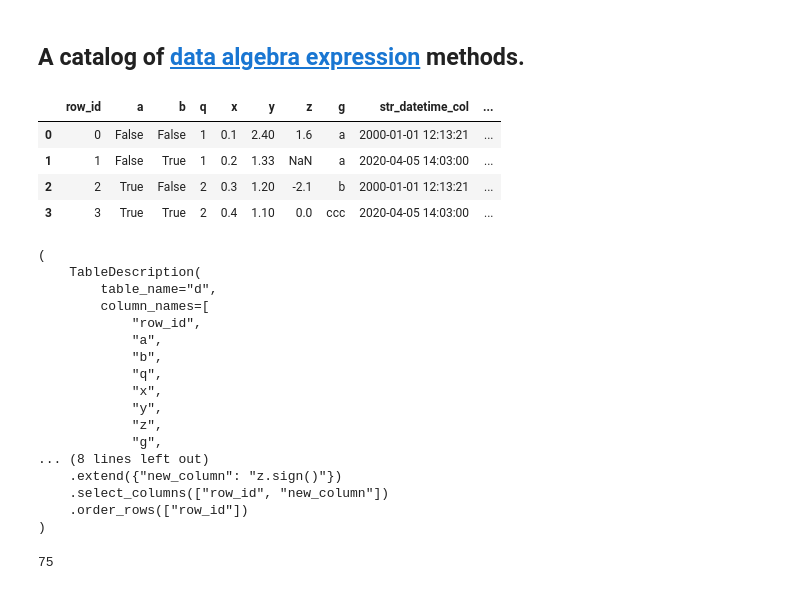
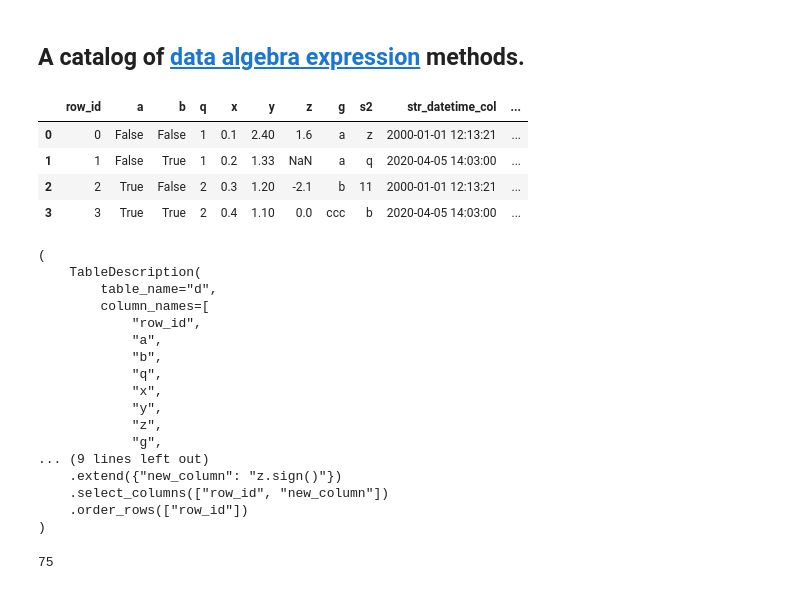
Before and after one commit to WinVector/data_algebra, a Jupyter notebook: Examples/Methods/data_algebra_catalog.ipynb, the cells around one changed output. Cells and saved outputs as stored; diff of their text form; code cells hidden in the pictures.

```diff
--- a/Examples/Methods/data_algebra_catalog.ipynb
+++ b/Examples/Methods/data_algebra_catalog.ipynb
@@ -22,38 +22,39 @@ d = pd.DataFrame({
     'row_id': [0, 1, 2, 3],
     'a': [False, False, True, True],
     'b': [False, True, False, True],
     'q': [1, 1, 2, 2],
     'x': [.1, .2, .3, .4],
     'y': [2.4, 1.33, 1.2, 1.1],
     'z': [1.6, None, -2.1, 0],
     'g': ['a', 'a', 'b', 'ccc'],
+    's2': ['z', 'q', '11', 'b'],
     "str_datetime_col": ["2000-01-01 12:13:21", "2020-04-05 14:03:00", "2000-01-01 12:13:21", "2020-04-05 14:03:00"],
     "str_date_col": ["2000-03-01", "2020-04-05", "2000-03-01", "2020-04-05"],
     "datetime_col_0": pd.to_datetime(
         pd.Series(["2010-01-01 12:13:21", "2030-04-05 14:03:00", "2010-01-01 12:13:21", "2030-04-05 14:03:00"]),
         format=datetime_format,
     ),
     "datetime_col_1": pd.to_datetime(
         pd.Series(["2010-01-01 12:11:21", "2030-04-06 14:03:00", "2010-01-01 12:11:21", "2030-04-06 14:03:00"]),
         format=date_format,
     ),
     "date_col_0": pd.to_datetime(
         pd.Series(["2000-01-02", "2035-04-05", "2000-01-02", "2035-04-05"]),
         format=date_format
     ).dt.date,
     "date_col_1": pd.to_datetime(
         pd.Series(["2000-01-02", "2035-05-05", "2000-01-02", "2035-05-05"]),
         format=date_format
     ).dt.date,
 })
 
 d
 # %% [output]
-|  | row_id | a | b | q | x | y | z | g | str_datetime_col | ... |
-| 0 | 0 | False | False | 1 | 0.1 | 2.40 | 1.6 | a | 2000-01-01 12:13:21 | ... |
-| 1 | 1 | False | True | 1 | 0.2 | 1.33 | NaN | a | 2020-04-05 14:03:00 | ... |
-| 2 | 2 | True | False | 2 | 0.3 | 1.20 | -2.1 | b | 2000-01-01 12:13:21 | ... |
-| 3 | 3 | True | True | 2 | 0.4 | 1.10 | 0.0 | ccc | 2020-04-05 14:03:00 | ... |
+|  | row_id | a | b | q | x | y | z | g | s2 | str_datetime_col | ... |
+| 0 | 0 | False | False | 1 | 0.1 | 2.40 | 1.6 | a | z | 2000-01-01 12:13:21 | ... |
+| 1 | 1 | False | True | 1 | 0.2 | 1.33 | NaN | a | q | 2020-04-05 14:03:00 | ... |
+| 2 | 2 | True | False | 2 | 0.3 | 1.20 | -2.1 | b | 11 | 2000-01-01 12:13:21 | ... |
+| 3 | 3 | True | True | 2 | 0.4 | 1.10 | 0.0 | ccc | b | 2020-04-05 14:03:00 | ... |
 # %%
 
 def f(expression):
@@ -78,7 +79,7 @@ f('z.sign()')
             "y",
             "z",
             "g",
-... (8 lines left out)
+... (9 lines left out)
     .extend({"new_column": "z.sign()"})
     .select_columns(["row_id", "new_column"])
     .order_rows(["row_id"])
```
Also changed, not shown: parts of 3 cells of this notebook, 7 other files.
